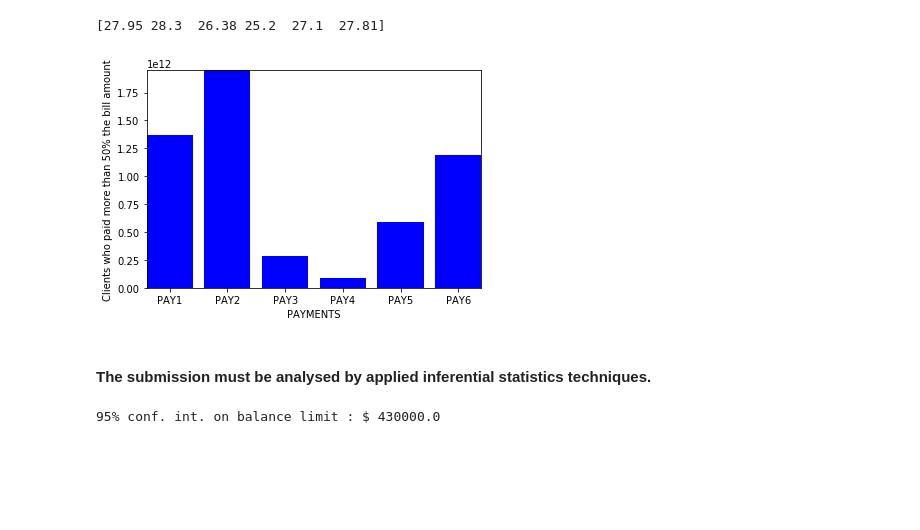
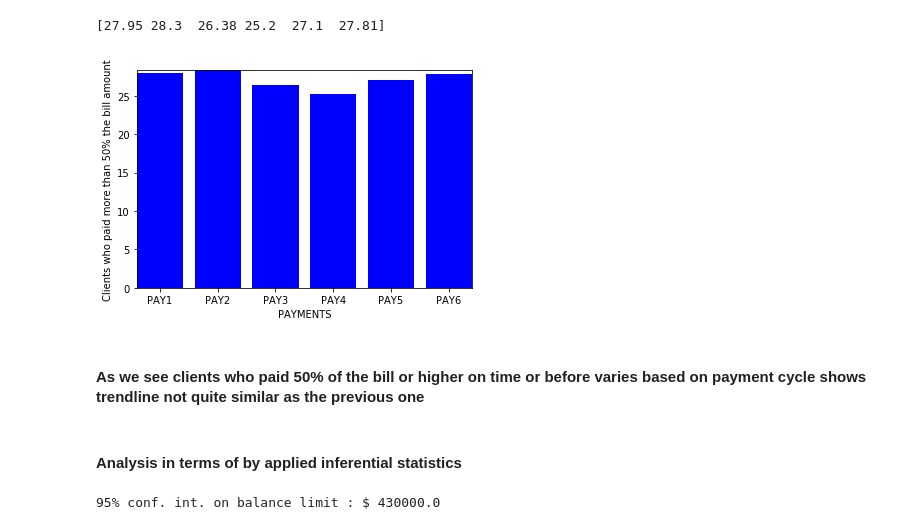
Before and after one commit to dsGitHubRepository/default-of-credit-card-clients, a Jupyter notebook: Rubric-Unit-8-5-Cap-Proj-I-Stat-Data-Analysis.ipynb, the cells around one changed output. Saved outputs shown, nothing was run; the diff lists cells and outputs as text; code cells hidden in the pictures; blank space fills up the shorter version.

```diff
--- a/Rubric-Unit-8-5-Cap-Proj-I-Stat-Data-Analysis.ipynb
+++ b/Rubric-Unit-8-5-Cap-Proj-I-Stat-Data-Analysis.ipynb
@@ -159,16 +159,18 @@ print(np.round(pay_record_h, 2))
 # %% [output]
 [27.95 28.3  26.38 25.2  27.1  27.81]
 # %%
-plt.bar(np.arange(1, len(pay_record_h)+1), np.exp((pay_record_h)), color='blue')
+plt.bar(np.arange(1, len(pay_record_h)+1), ((pay_record_h)), color='blue')
 plt.autoscale(enable=True, tight=True)
 plt.xlabel('PAYMENTS')
 plt.xticks([1,2,3,4,5,6],('PAY1', 'PAY2', 'PAY3', 'PAY4', 'PAY5', 'PAY6'))
 plt.ylabel('Clients who paid more than 50% the bill amount')
 plt.show()
 # %% [output]
-[figure, old version]
+[figure, new version]
+# %% [markdown]
+#### As we see clients who paid 50% of the bill or higher on time or before varies based on payment cycle shows trendline not quite similar as the previous one
 # %% [markdown]
-#### The submission must be analysed by applied inferential statistics techniques.
+#### Analysis in terms of by applied inferential statistics
 # %%
 # We will check the relevant inferential analysis on the balance limit
 bal = np.asanyarray(df['LIMIT_BAL'])
```
Also changed, not shown: parts of 4 cells of this notebook.
